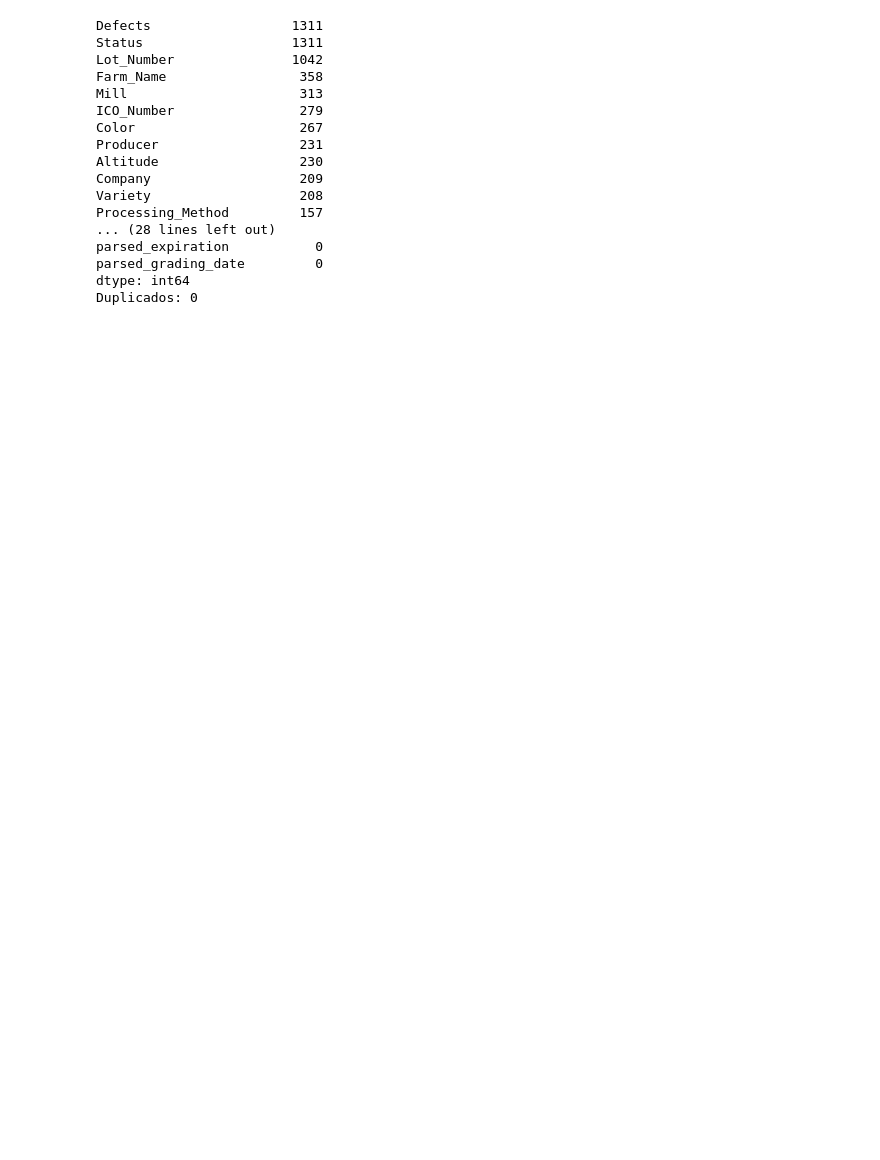
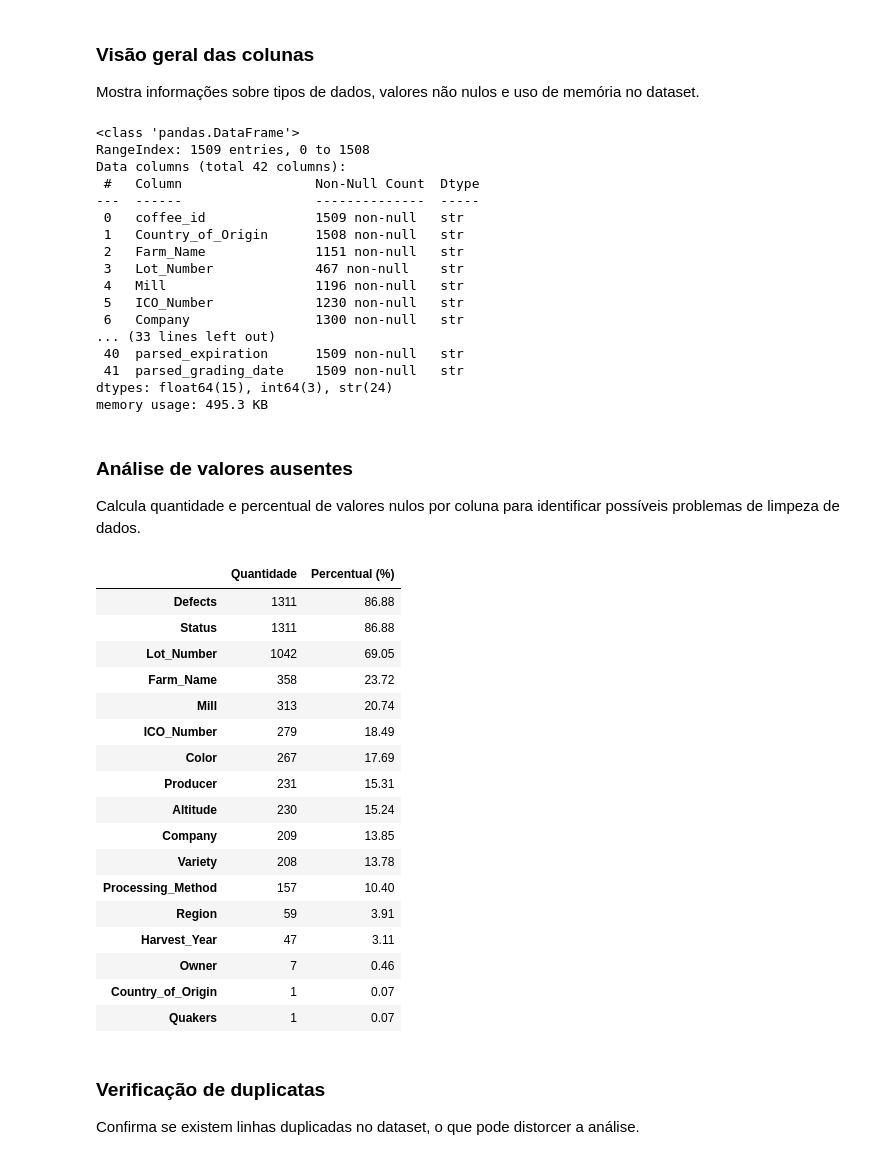
Before and after one commit to L3onVictor/ML-SI, a Jupyter notebook: notebooks/initial_eda.ipynb, the cells around one changed output. Saved outputs shown, nothing was run; the diff lists cells and outputs as text; code cells hidden in the pictures; blank space fills up the shorter version.

```diff
--- a/notebooks/initial_eda.ipynb
+++ b/notebooks/initial_eda.ipynb
@@ -31,29 +17,59 @@ memory usage: 495.3 KB
 | 3 | #781706 | Guatemala | San jose del lago | 11/15/96 | San jose del lago | 11/15/96 | Peter Schoenfeld, S.A. | 1600.0 | Atitlán | ... |
 | 4 | #237025 | Guatemala | Finca Alta Luz | 11-63-657 | NaN | 11-63-657 | Retrillas del pacifico, s.a. | 1350.0 | Huehuetenango | ... |
 5 rows × 42 columns
+# %% [markdown]
+### Visão geral das colunas
+Mostra informações sobre tipos de dados, valores não nulos e uso de memória no dataset.
 # %%
-# Checar nulos e duplicados
-
-# Nulos por coluna
-print(df.isnull().sum().sort_values(ascending=False))
-
-# Duplicados
-print(f"Duplicados: {df.duplicated().sum()}")
+df.info()
 # %% [output]
-Defects                  1311
-Status                   1311
-Lot_Number               1042
-Farm_Name                 358
-Mill                      313
-ICO_Number                279
-Color                     267
-Producer                  231
-Altitude                  230
-Company                   209
-Variety                   208
-Processing_Method         157
-... (28 lines left out)
-parsed_expiration           0
-parsed_grading_date         0
-dtype: int64
-Duplicados: 0
+<class 'pandas.DataFrame'>
+RangeIndex: 1509 entries, 0 to 1508
+Data columns (total 42 columns):
+ #   Column                 Non-Null Count  Dtype
+---  ------                 --------------  -----
+ 0   coffee_id              1509 non-null   str
+ 1   Country_of_Origin      1508 non-null   str
+ 2   Farm_Name              1151 non-null   str
+ 3   Lot_Number             467 non-null    str
+ 4   Mill                   1196 non-null   str
+ 5   ICO_Number             1230 non-null   str
+ 6   Company                1300 non-null   str
+... (33 lines left out)
+ 40  parsed_expiration      1509 non-null   str
+ 41  parsed_grading_date    1509 non-null   str
+dtypes: float64(15), int64(3), str(24)
+memory usage: 495.3 KB
+# %% [markdown]
+### Análise de valores ausentes
+Calcula quantidade e percentual de valores nulos por coluna para identificar possíveis problemas de limpeza de dados.
+# %%
+nulos = pd.DataFrame({
+    "Quantidade": df.isnull().sum(),
+    "Percentual (%)": (df.isnull().mean()*100).round(2)
+})
+
+nulos = nulos[nulos["Quantidade"] > 0]
+nulos.sort_values("Quantidade", ascending=False)
+# %% [output]
+|  | Quantidade | Percentual (%) |
+| Defects | 1311 | 86.88 |
+| Status | 1311 | 86.88 |
+| Lot_Number | 1042 | 69.05 |
+| Farm_Name | 358 | 23.72 |
+| Mill | 313 | 20.74 |
+| ICO_Number | 279 | 18.49 |
+| Color | 267 | 17.69 |
+| Producer | 231 | 15.31 |
+| Altitude | 230 | 15.24 |
+| Company | 209 | 13.85 |
+| Variety | 208 | 13.78 |
+| Processing_Method | 157 | 10.40 |
+| Region | 59 | 3.91 |
+| Harvest_Year | 47 | 3.11 |
+| Owner | 7 | 0.46 |
+| Country_of_Origin | 1 | 0.07 |
+| Quakers | 1 | 0.07 |
+# %% [markdown]
+### Verificação de duplicatas
+Confirma se existem linhas duplicadas no dataset, o que pode distorcer a análise.
```
Also changed, not shown: parts of 21 cells of this notebook, 3 other files.
